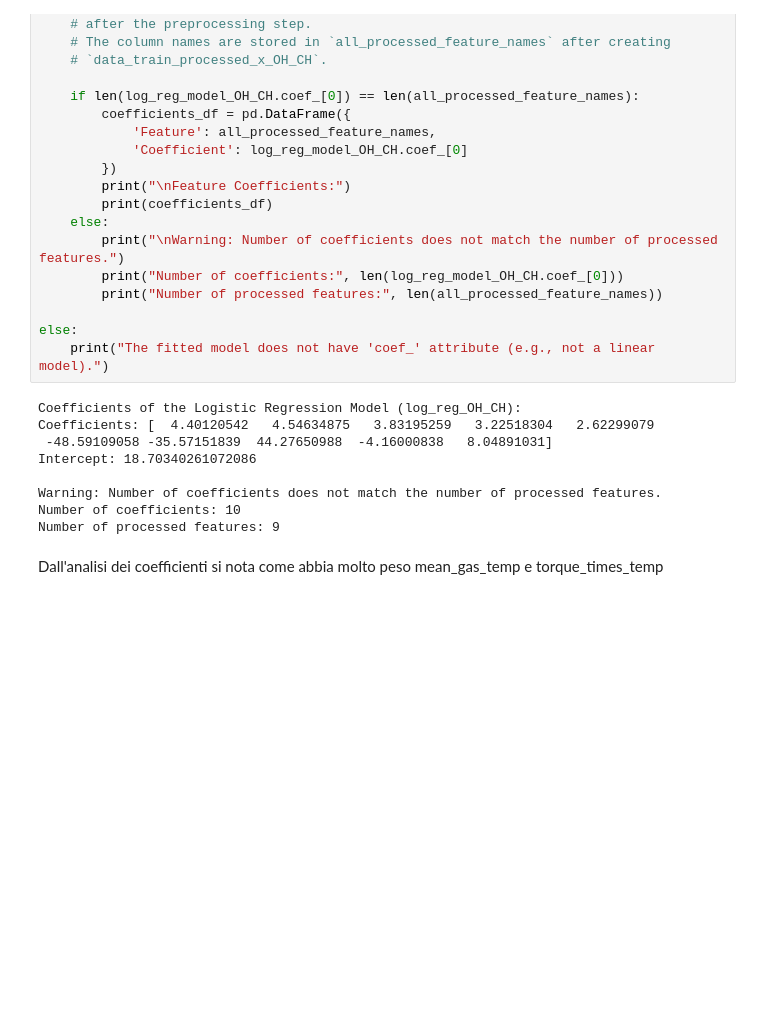
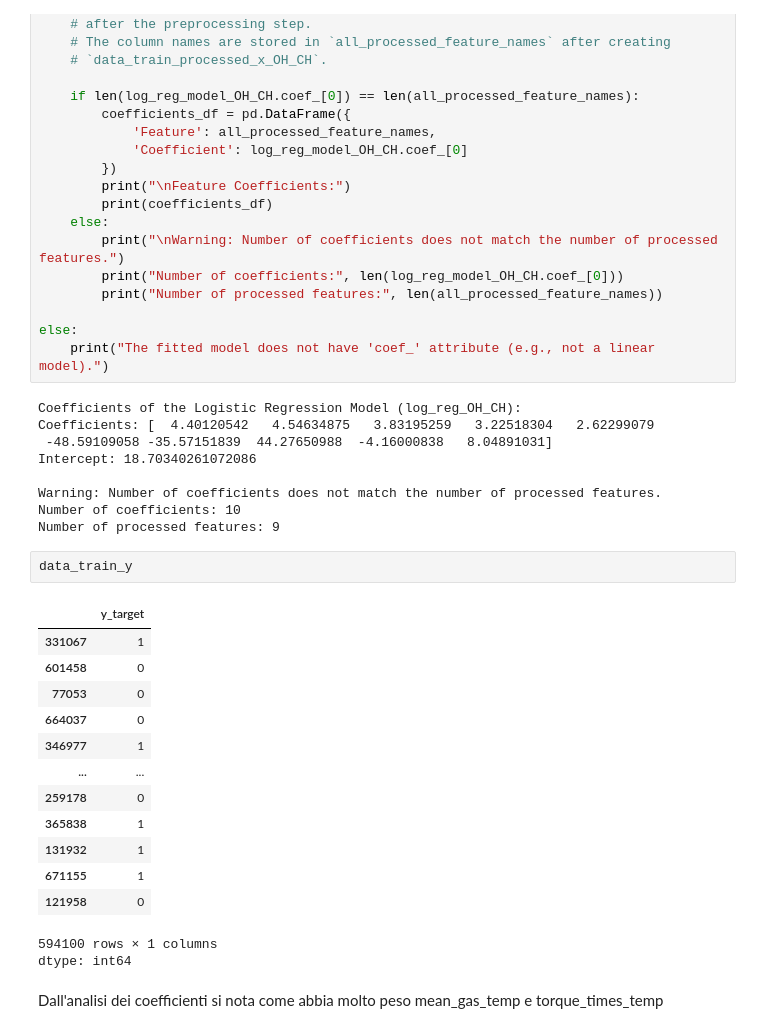
Before and after one commit to TizianoCosta/AML_2425_FinalProject, a Jupyter notebook: notebook/regressione_logistica_3.ipynb, the cells around one changed output. Saved outputs shown, nothing was run; the diff lists cells and outputs as text; blank space fills up the shorter version.

```diff
--- a/notebook/regressione_logistica_3.ipynb
+++ b/notebook/regressione_logistica_3.ipynb
@@ -1372,5 +1381,22 @@ Intercept: 18.70340261072086
 Warning: Number of coefficients does not match the number of processed features.
 Number of coefficients: 10
 Number of processed features: 9
+# %%
+data_train_y
+# %% [output]
+|  | y_target |
+| 331067 | 1 |
+| 601458 | 0 |
+| 77053 | 0 |
+| 664037 | 0 |
+| 346977 | 1 |
+| ... | ... |
+| 259178 | 0 |
+| 365838 | 1 |
+| 131932 | 1 |
+| 671155 | 1 |
+| 121958 | 0 |
+594100 rows × 1 columns
+dtype: int64
 # %% [markdown]
 Dall'analisi dei coefficienti si nota come abbia molto peso mean_gas_temp e torque_times_temp
```
Also changed, not shown: parts of 16 cells of this notebook.
